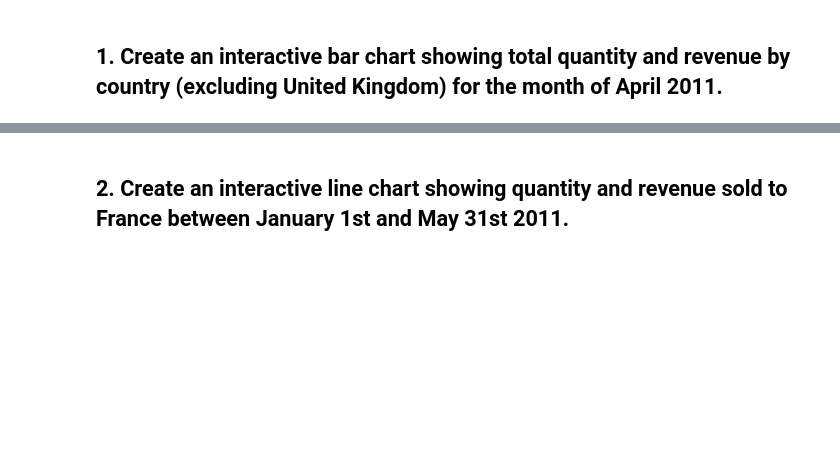
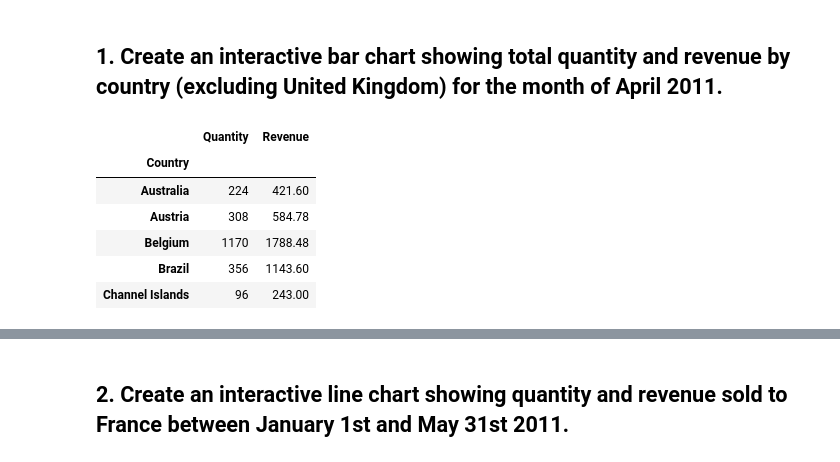
Before and after one commit to ta-datapt-bcn/lab-interactive-visualization, a Jupyter notebook: your-code/main.ipynb, the cells around one changed output, grey strips where cells are left out. Drawn from its saved outputs; the diff is of its cells as text; code cells hidden in the pictures; blank space fills up the shorter version.

```diff
--- a/your-code/main.ipynb
+++ b/your-code/main.ipynb
@@ -17,2 +44,13 @@ data = pd.read_excel('../data/Online Retail.xlsx')
 # %% [markdown]
 ## 1. Create an interactive bar chart showing total quantity and revenue by country (excluding United Kingdom) for the month of April 2011.
+# %%
+data_1 = data[(data['InvoiceDate'].dt.month == 4) & (data['InvoiceDate'].dt.year == 2011) & (data['Country'] != 'United Kingdom')].pivot_table(index=['Country'], values=['Quantity', 'Revenue'], aggfunc=sum)
+data_1.head()
+# %% [output]
+|  | Quantity | Revenue |
+| Country |  |  |
+| Australia | 224 | 421.60 |
+| Austria | 308 | 584.78 |
+| Belgium | 1170 | 1788.48 |
+| Brazil | 356 | 1143.60 |
+| Channel Islands | 96 | 243.00 |
```
Also changed, not shown: parts of 17 cells of this notebook, 1 other file.
